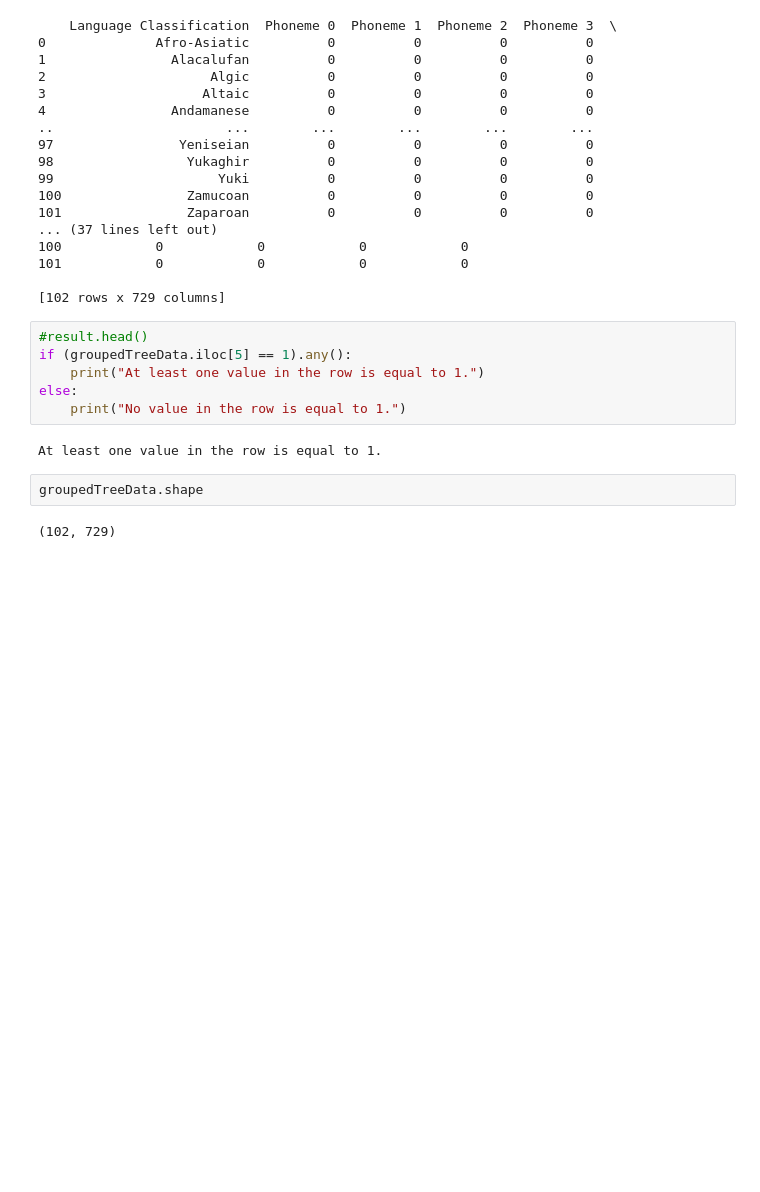
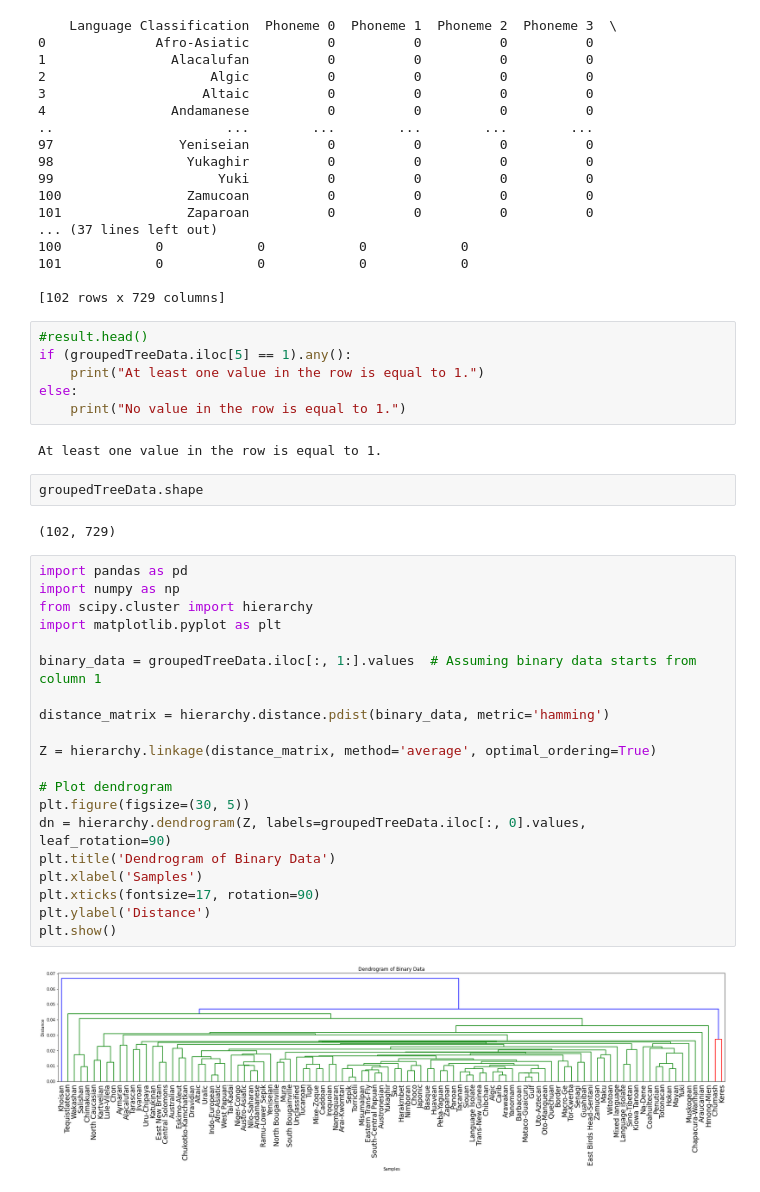
Before and after one commit to shushkovsky/02-731-Evolution-Project, a Jupyter notebook: exploration.ipynb, the cells around one changed output. Drawn from its saved outputs; the diff is of its cells as text; blank space fills up the shorter version.

Commit message:
created a dendrogram of lang. classifications

```diff
--- a/exploration.ipynb
+++ b/exploration.ipynb
@@ -348,3 +348,25 @@ At least one value in the row is equal to 1.
 groupedTreeData.shape
 # %% [output]
 (102, 729)
+# %%
+import pandas as pd
+import numpy as np
+from scipy.cluster import hierarchy
+import matplotlib.pyplot as plt
+
+binary_data = groupedTreeData.iloc[:, 1:].values  # Assuming binary data starts from column 1
+
+distance_matrix = hierarchy.distance.pdist(binary_data, metric='hamming')
+
+Z = hierarchy.linkage(distance_matrix, method='average', optimal_ordering=True)
+
+# Plot dendrogram
+plt.figure(figsize=(30, 5))
+dn = hierarchy.dendrogram(Z, labels=groupedTreeData.iloc[:, 0].values, leaf_rotation=90)
+plt.title('Dendrogram of Binary Data')
+plt.xlabel('Samples')
+plt.xticks(fontsize=17, rotation=90)
+plt.ylabel('Distance')
+plt.show()
+# %% [output]
+[figure, added]
```
